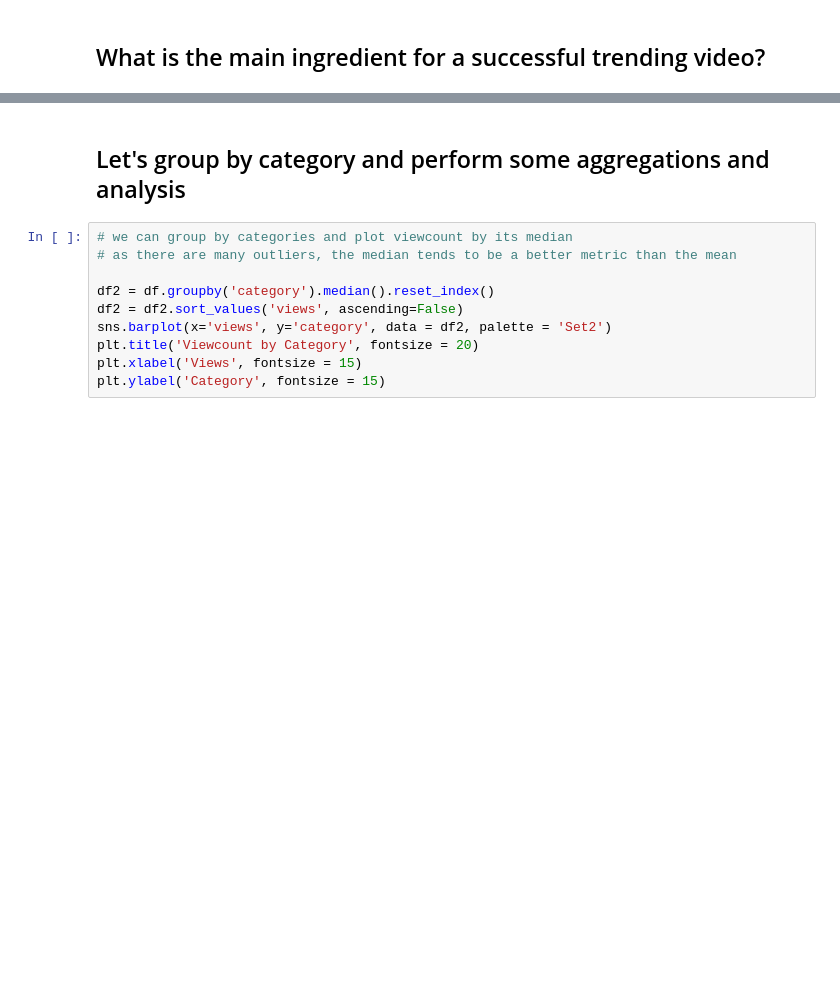
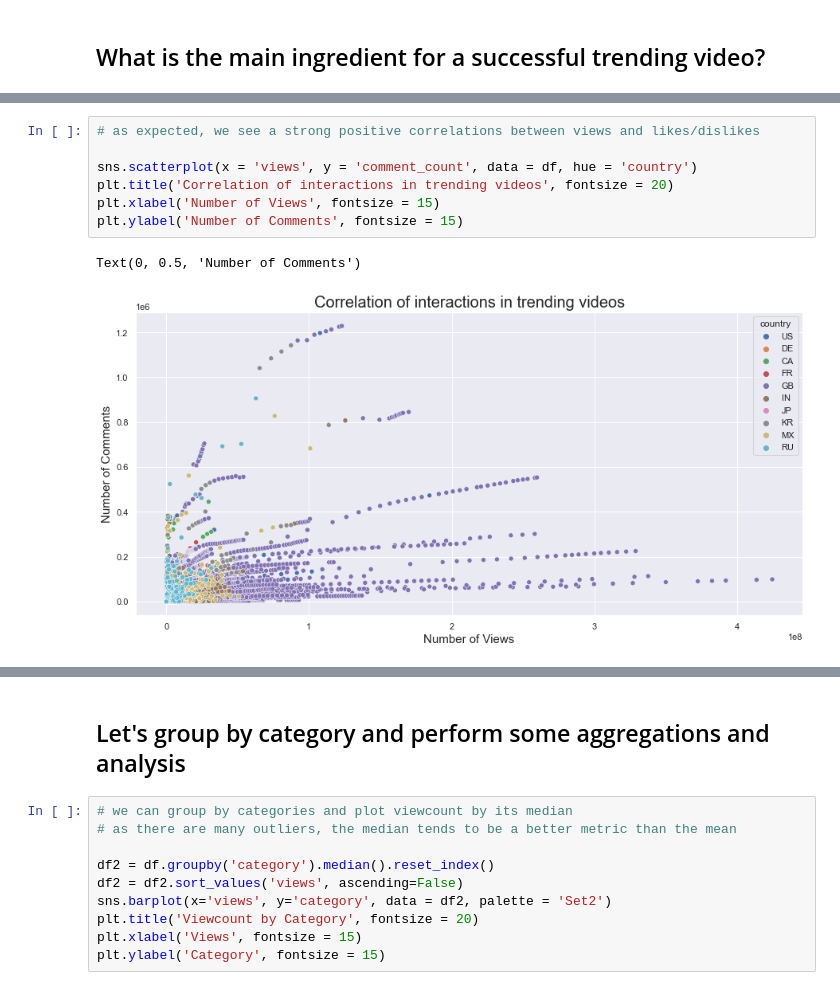
Before and after one commit to danielosetiawan/YouTube-EDA, a Jupyter notebook: youtube ipynb.ipynb, the cells around one changed output, grey strips where cells are left out. Cells and saved outputs as stored; diff of their text form; blank space fills up the shorter version.

```diff
--- a/youtube ipynb.ipynb
+++ b/youtube ipynb.ipynb
@@ -142,4 +140,14 @@ Text(0, 0.5, 'Dislikes')
 [figure]
+# %%
+# as expected, we see a strong positive correlations between views and likes/dislikes
+
+sns.scatterplot(x = 'views', y = 'comment_count', data = df, hue = 'country')
+plt.title('Correlation of interactions in trending videos', fontsize = 20)
+plt.xlabel('Number of Views', fontsize = 15)
+plt.ylabel('Number of Comments', fontsize = 15)
+# %% [output]
+Text(0, 0.5, 'Number of Comments')
+[figure, added]
 # %%
 # there's also an obvious trend between the amount of likes/dislikes and the interactions (comments) people have
 
```
Also changed, not shown: parts of 18 cells of this notebook, 2 other files.
